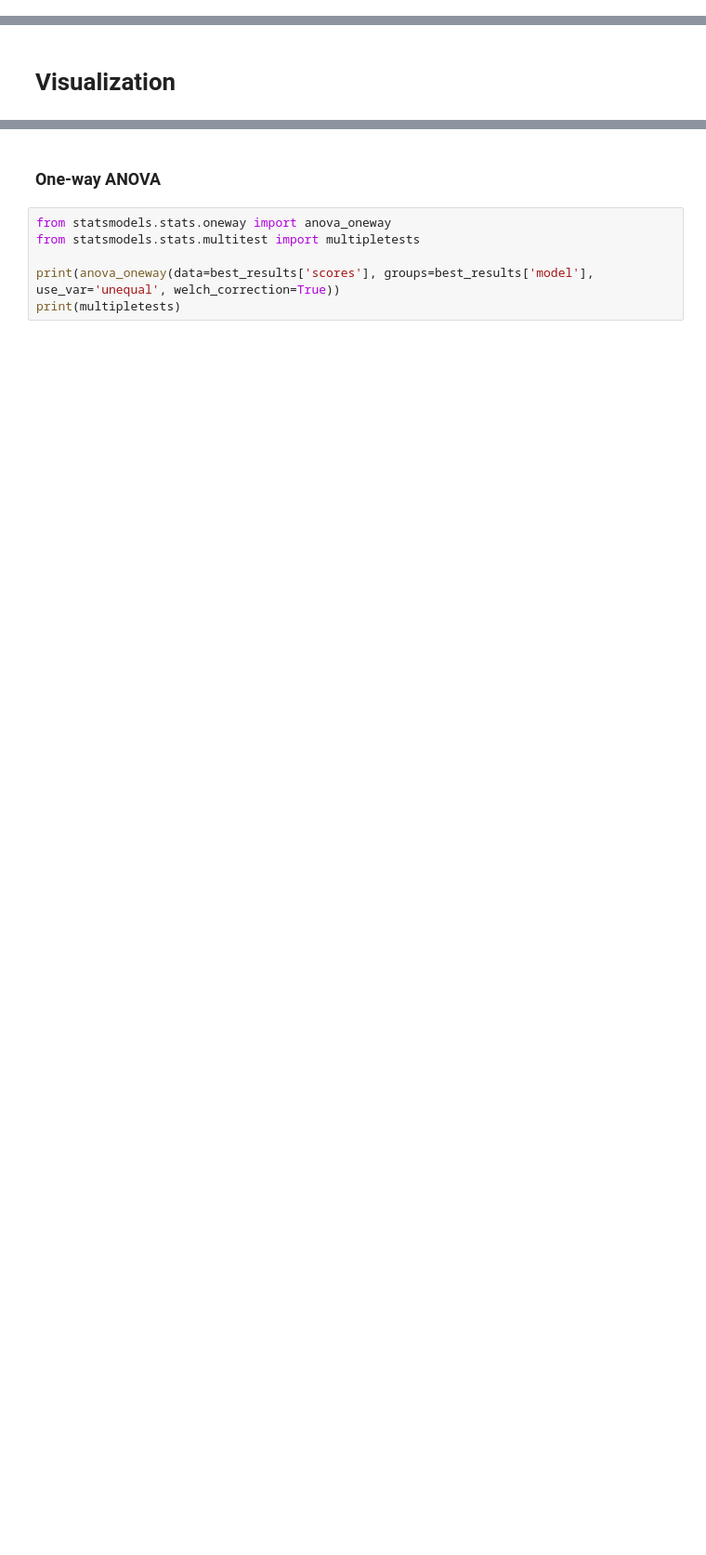
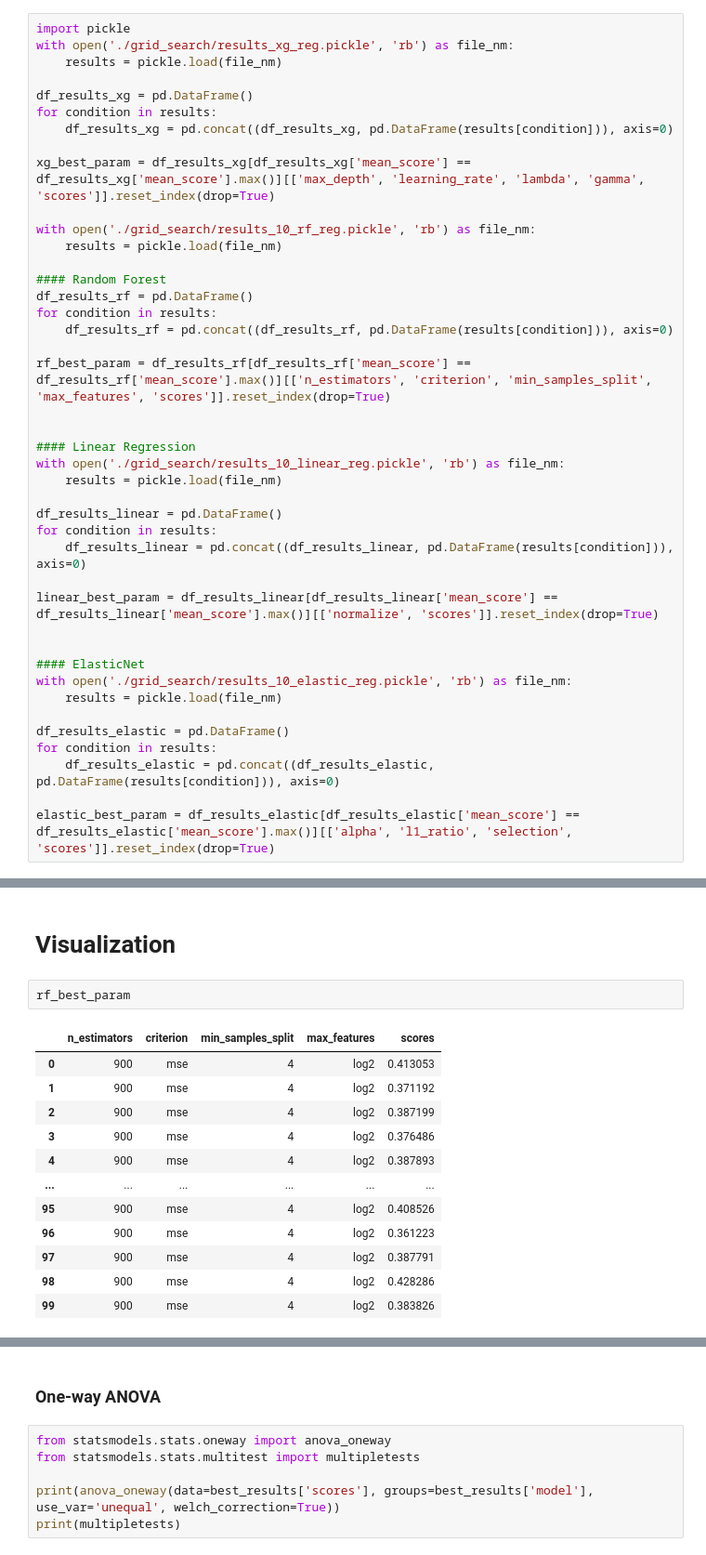
Before and after one commit to Jovinus/VO2max_Prediction, a Jupyter notebook: Code/Evaluation_reg_model.ipynb, the cells around one changed output, grey strips where cells are left out. Shown at 93% size. Saved outputs shown, nothing was run; the diff lists cells and outputs as text; blank space fills up the shorter version.

```diff
--- a/Code/Evaluation_reg_model.ipynb
+++ b/Code/Evaluation_reg_model.ipynb
@@ -29,3 +29,45 @@ xg_best_param = df_results_xg[df_results_xg['mean_score'] == df_results_xg['mean
+# %%
+import pickle
+with open('./grid_search/results_xg_reg.pickle', 'rb') as file_nm:
+    results = pickle.load(file_nm)
+
+df_results_xg = pd.DataFrame()
+for condition in results:
+    df_results_xg = pd.concat((df_results_xg, pd.DataFrame(results[condition])), axis=0)
+
+xg_best_param = df_results_xg[df_results_xg['mean_score'] == df_results_xg['mean_score'].max()][['max_depth', 'learning_rate', 'lambda', 'gamma', 'scores']].reset_index(drop=True)
+
+with open('./grid_search/results_10_rf_reg.pickle', 'rb') as file_nm:
+    results = pickle.load(file_nm)
+
+#### Random Forest
+df_results_rf = pd.DataFrame()
+for condition in results:
+    df_results_rf = pd.concat((df_results_rf, pd.DataFrame(results[condition])), axis=0)
+
+rf_best_param = df_results_rf[df_results_rf['mean_score'] == df_results_rf['mean_score'].max()][['n_estimators', 'criterion', 'min_samples_split', 'max_features', 'scores']].reset_index(drop=True)
+
+
+#### Linear Regression
+with open('./grid_search/results_10_linear_reg.pickle', 'rb') as file_nm:
+    results = pickle.load(file_nm)
+
+df_results_linear = pd.DataFrame()
+for condition in results:
+    df_results_linear = pd.concat((df_results_linear, pd.DataFrame(results[condition])), axis=0)
+
+linear_best_param = df_results_linear[df_results_linear['mean_score'] == df_results_linear['mean_score'].max()][['normalize', 'scores']].reset_index(drop=True)
+
+
+#### ElasticNet
+with open('./grid_search/results_10_elastic_reg.pickle', 'rb') as file_nm:
+    results = pickle.load(file_nm)
+
+df_results_elastic = pd.DataFrame()
+for condition in results:
+    df_results_elastic = pd.concat((df_results_elastic, pd.DataFrame(results[condition])), axis=0)
+
+elastic_best_param = df_results_elastic[df_results_elastic['mean_score'] == df_results_elastic['mean_score'].max()][['alpha', 'l1_ratio', 'selection', 'scores']].reset_index(drop=True)
 # %%
 # %% Load dataset
 DATA_PATH = "/home/lkh256/Studio/VO2max_Prediction/Data"
@@ -159,2 +216,17 @@ Test R^2 Score 0.45761728910318744
 # %% [markdown]
 # Visualization
+# %%
+rf_best_param
+# %% [output]
+|  | n_estimators | criterion | min_samples_split | max_features | scores |
+| 0 | 900 | mse | 4 | log2 | 0.413053 |
+| 1 | 900 | mse | 4 | log2 | 0.371192 |
+| 2 | 900 | mse | 4 | log2 | 0.387199 |
+| 3 | 900 | mse | 4 | log2 | 0.376486 |
+| 4 | 900 | mse | 4 | log2 | 0.387893 |
+| ... | ... | ... | ... | ... | ... |
+| 95 | 900 | mse | 4 | log2 | 0.408526 |
+| 96 | 900 | mse | 4 | log2 | 0.361223 |
+| 97 | 900 | mse | 4 | log2 | 0.387791 |
+| 98 | 900 | mse | 4 | log2 | 0.428286 |
+| 99 | 900 | mse | 4 | log2 | 0.383826 |
```
Also changed, not shown: parts of 18 cells of this notebook, 12 other files.
